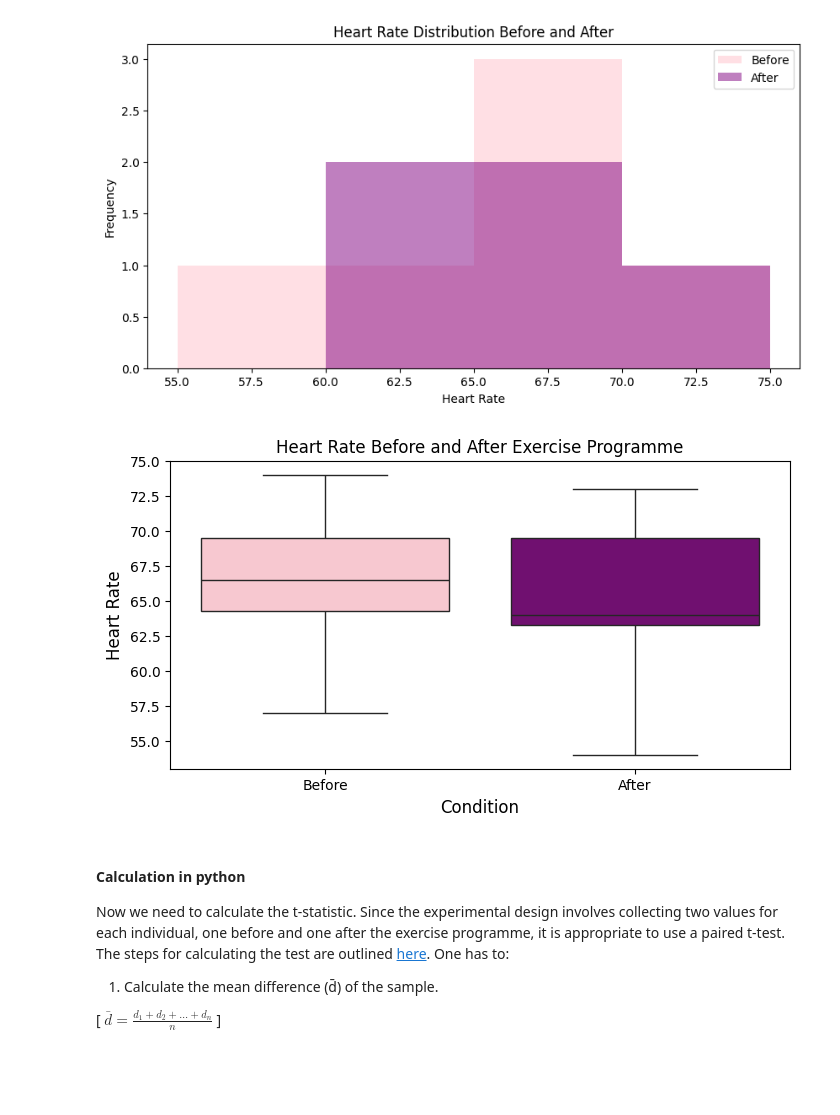
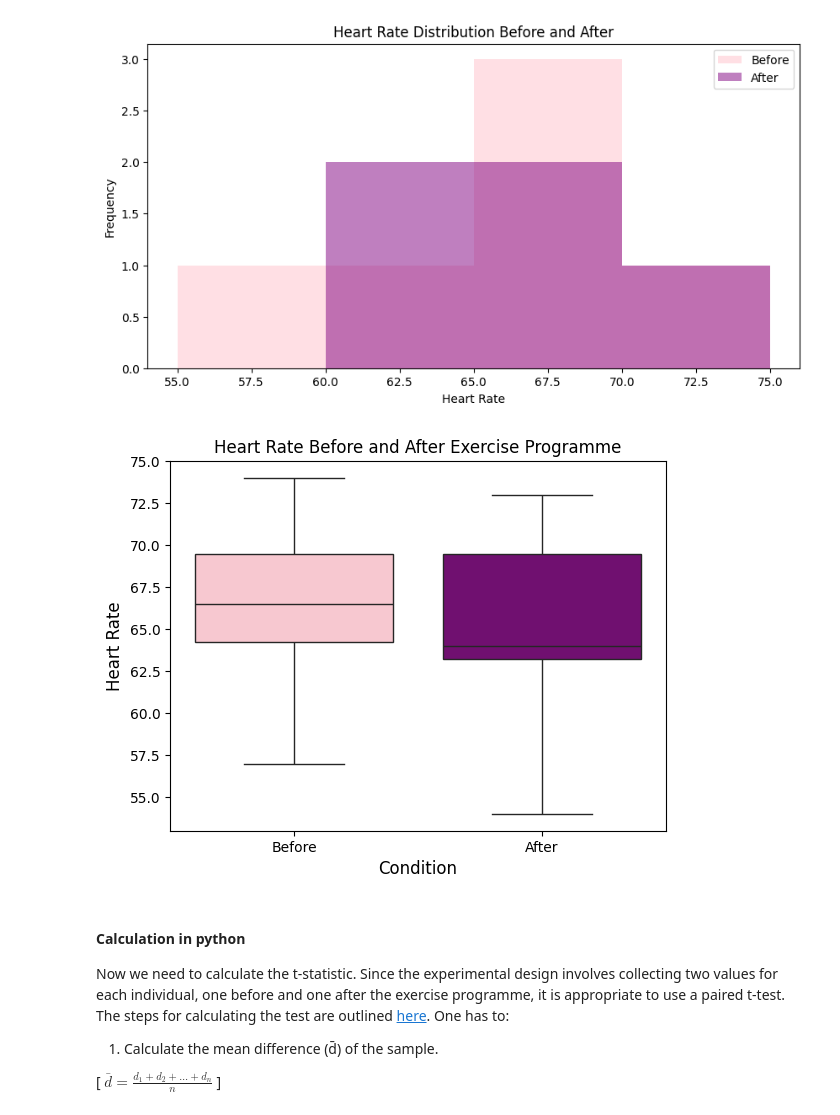
Before and after one commit to miriamroddy/appliedstatistics, a Jupyter notebook: tasks.ipynb, the cells around one changed output. Drawn from its saved outputs; the diff is of its cells as text; code cells hidden in the pictures; blank space fills up the shorter version.

```diff
--- a/tasks.ipynb
+++ b/tasks.ipynb
@@ -515,16 +515,16 @@ plt.show()
 # %%
 
 
 # Make a boxplot using seaborn
-plt.figure(figsize=(8, 4))
+plt.figure
 sns.boxplot(data=df[['Before', 'After']], palette=['pink', 'purple'])
 
 plt.title('Heart Rate Before and After Exercise Programme', fontsize=12)
 plt.xlabel('Condition', fontsize=12)
 plt.ylabel('Heart Rate', fontsize=12)
 plt.show()
 # %% [output]
-[figure, old version]
+[figure, new version]
 # %% [markdown]
 #### Calculation in python
 Now we need to calculate the t-statistic. Since the experimental design involves collecting two values for each individual, one before and one after the exercise programme, it is appropriate to use a paired t-test. The steps for calculating the test are outlined [here](https://www.statisticssolutions.com/free-resources/directory-of-statistical-analyses/paired-sample-t-test/). One has to:
```
Also changed, not shown: parts of 9 cells of this notebook.
